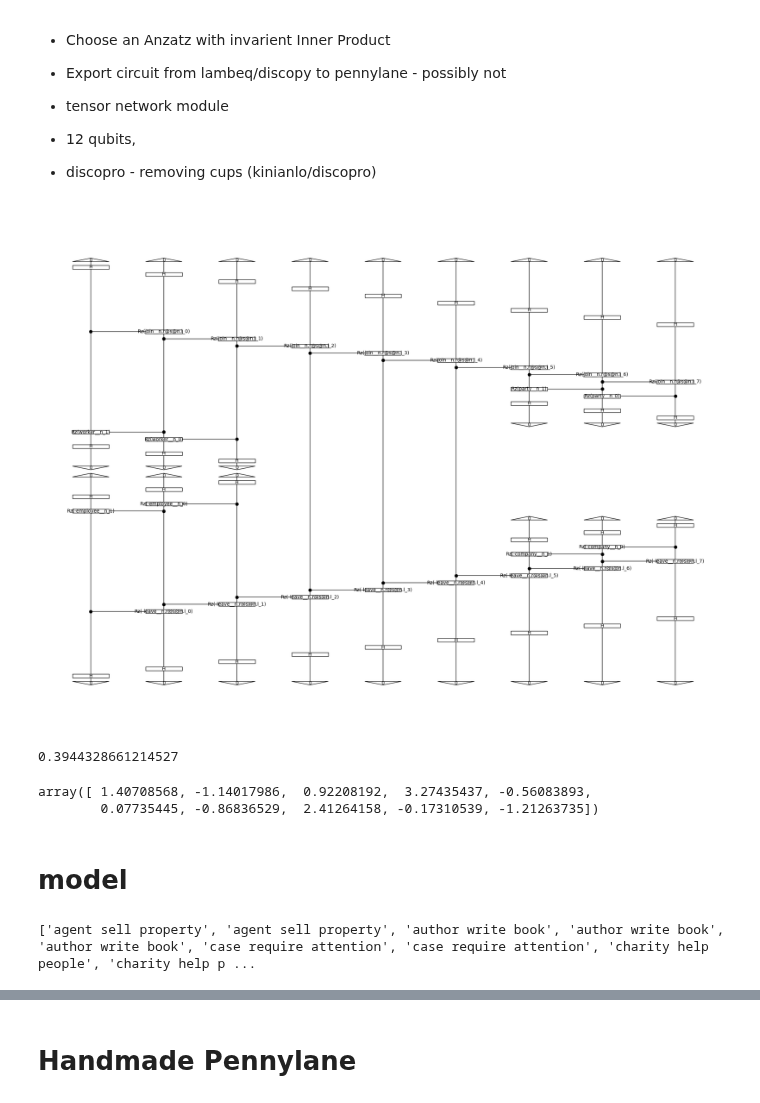
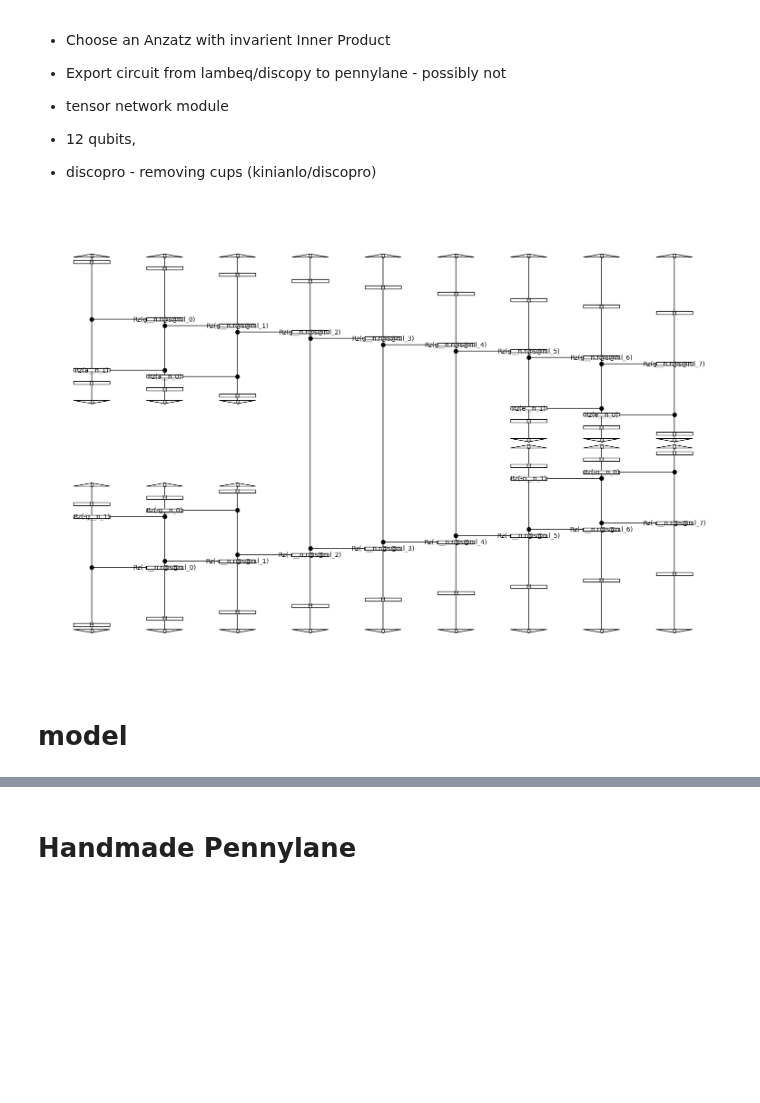
Before and after one commit to henry-dev-atkins/QNLP_MasterWork, a Jupyter notebook: IanMeeting.ipynb, the cells around one changed output, grey strips where cells are left out. Saved outputs shown, nothing was run; the diff lists cells and outputs as text; code cells hidden in the pictures; blank space fills up the shorter version.

Commit message:
Standardised diagrams working and passed, now working towards a PennyLaneModel.

```diff
--- a/IanMeeting.ipynb
+++ b/IanMeeting.ipynb
@@ -240,65 +246,74 @@ grouped_data
 
 - discopro - removing cups (kinianlo/discopro)
 # %%
+def diagram_to_sentence(word_list):
+    n, s = Ty('n'), Ty('s')
+
+    words = [
+        Word(word_list[0], n),
+        Word(word_list[1], n.r @ s @ n.l),
+        Word(word_list[2], n)
+    ]
+
+    cups = Cup(n, n.r) @ Id(s) @ Cup(n.l, n)
+
+    assert Id().tensor(*words) == words[0] @ words[1] @ words[2]
+    assert Ty().tensor(*[n.r, s, n.l]) == n.r @ s @ n.l
+
+    diagram = Id().tensor(*words) >> cups
+    return diagram
+
 def make_diagrams(row1, row2=None, drawing=False):
     if not row2:
         row2=row1
     sentence1 = grouped_data['subject'+str(1)][row1] + " " + grouped_data['verb'+str(1)][row1]  + " " + grouped_data['object'+str(1)][row1]
     sentence2 = grouped_data['subject'+str(2)][row2] + " " + grouped_data['verb'+str(2)][row2]  + " " + grouped_data['object'+str(2)][row2]
-    parser = BobcatParser(verbose='suppress')
-    diagram1 = parser.sentence2diagram(sentence1)
+
+    diagram1 = diagram_to_sentence(sentence1)
     diagram1 = remove_cups(diagram1)
-    diagram2 = parser.sentence2diagram(sentence2)
+    diagram2 = diagram_to_sentence(sentence2)
     diagram2 = remove_cups(diagram2)
+
     if drawing:
         diagram1.draw(figsize=(14,3), fontsize=12)
     return diagram1, diagram2
 
 def make_circuit_from_diagrams(diagram1, diagram2, vector, drawing=False, qubits_noun=3, qubits_subject=3, upload_count=1):
     N = AtomicType.NOUN
     S = AtomicType.SENTENCE
 
     # Convert string diagram to quantum circuit
     ansatz = IQPAnsatz({N: qubits_noun, S: qubits_subject}, n_layers=upload_count)
 
     discopy_circuit1 = ansatz(diagram1)
     discopy_circuit2 = ansatz(diagram2)
     discopy_circuit2 = discopy_circuit2.dagger()
 
     discopy_circuit = discopy_circuit1 >> discopy_circuit2
 
     #Remove if neccessary...Encode vector into rotation gates
     #num_params = len(vector)
     #for i in range(num_params):
     #    qml.CNOT(wires=[i, i+1])
     #    qml.RX(vector[i][0], wires=i)
 
     if drawing:
-        discopy_circuit.draw(figsize=(20, 15))
+        discopy_circuit.draw(figsize=(15, 10))
 
     pennylane_circuit = discopy_circuit.to_pennylane()
 
     return pennylane_circuit, discopy_circuit
 
-diagram1, diagram2 = make_diagrams(105)
-vector = [(0.1, 0.2, 0.3), (0.4, 0.5, 0.6), (0.7, 0.8, 0.9), (1.0, 1.1, 1.2)]  # Example vector
-qml_circuit, discopy_circuit = make_circuit_from_diagrams(diagram1, diagram2, vector, True)
+def make_circuit_from_data(row_number):
+    diagram1, diagram2 = make_diagrams(row_number)
+    vector = [(0.1, 0.2, 0.3), (0.4, 0.5, 0.6), (0.7, 0.8, 0.9), (1.0, 1.1, 1.2)]  # Example vector
+    qml_circuit, discopy_circuit = make_circuit_from_diagrams(diagram1, diagram2, vector, False)
+    return qml_circuit, discopy_circuit
+
+
+make_circuit_from_data(1)[1].draw(figsize=(15, 10))
 # %% [output]
-[figure, old version]
+[figure, new version]
-# %%
-vector1 = word_vector_dict['agent']["pca_"+str(pca_dim)] + word_vector_dict['sell']["pca_"+str(pca_dim)] + word_vector_dict['property']["pca_"+str(pca_dim)]
-vector1 = vector1/vector1.max()
-
-vector2 = word_vector_dict['family']["pca_"+str(pca_dim)] + word_vector_dict['buy']["pca_"+str(pca_dim)] + word_vector_dict['home']["pca_"+str(pca_dim)]
-vector2 = vector2/vector2.max()
-1-cosine(vector1, vector2)
-# %% [output]
-0.3944328661214527
-# %%
-word_vector_dict['agent']["pca_"+str(pca_dim)]
-# %% [output]
-array([ 1.40708568, -1.14017986,  0.92208192,  3.27435437, -0.56083893,
-        0.07735445, -0.86836529,  2.41264158, -0.17310539, -1.21263735])
 # %% [markdown]
 # model
 # %%
@@ -319,8 +329,6 @@ labels = grouped_data['score']
 sentences1 = (grouped_data['subject'+str(1)] + " " + grouped_data['verb'+str(1)]  + " " + grouped_data['object'+str(1)]).tolist()
 sentences2 = (grouped_data['subject'+str(1)] + " " + grouped_data['verb'+str(1)]  + " " + grouped_data['object'+str(1)]).tolist()
 
-#sentences1 = [i.split() for i in sentences1]
-#sentences2 = [i.split() for i in sentences2]
-print(sentences1)
+diagrams = [make_circuit_from_data(i)[1] for i in range(len(grouped_data))]
+
+#train_labels = labels train_data = diagrams dev_labels = labels dev_data = diagrams test_labels = labels test_data = diagrams
-# %% [output]
-['agent sell property', 'agent sell property', 'author write book', 'author write book', 'author write book', 'case require attention', 'case require attention', 'charity help people', 'charity help p ...
```
Also changed, not shown: parts of 10 cells of this notebook.
